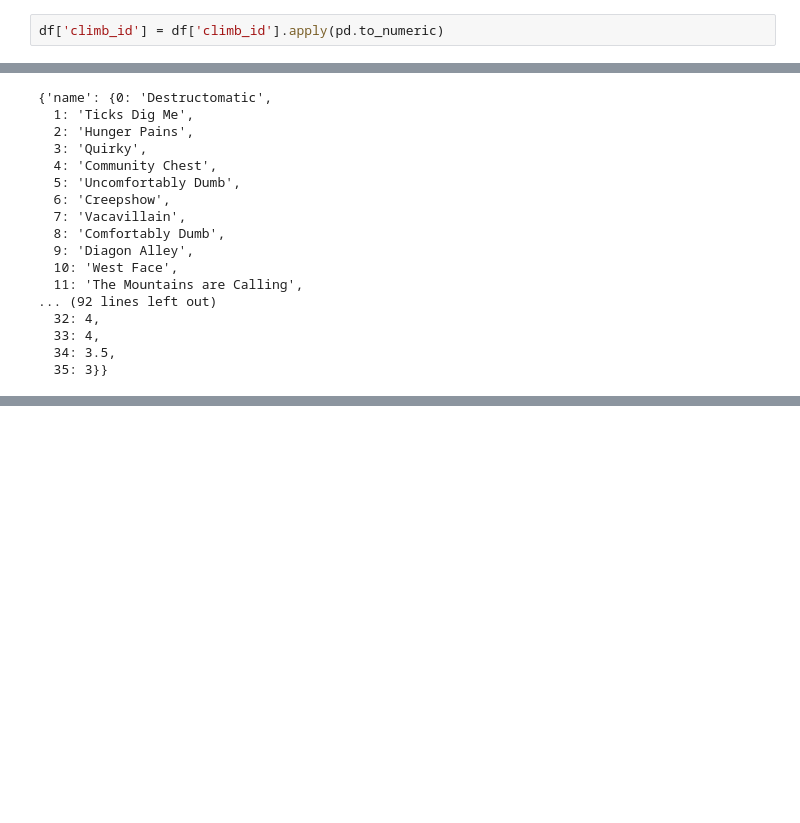
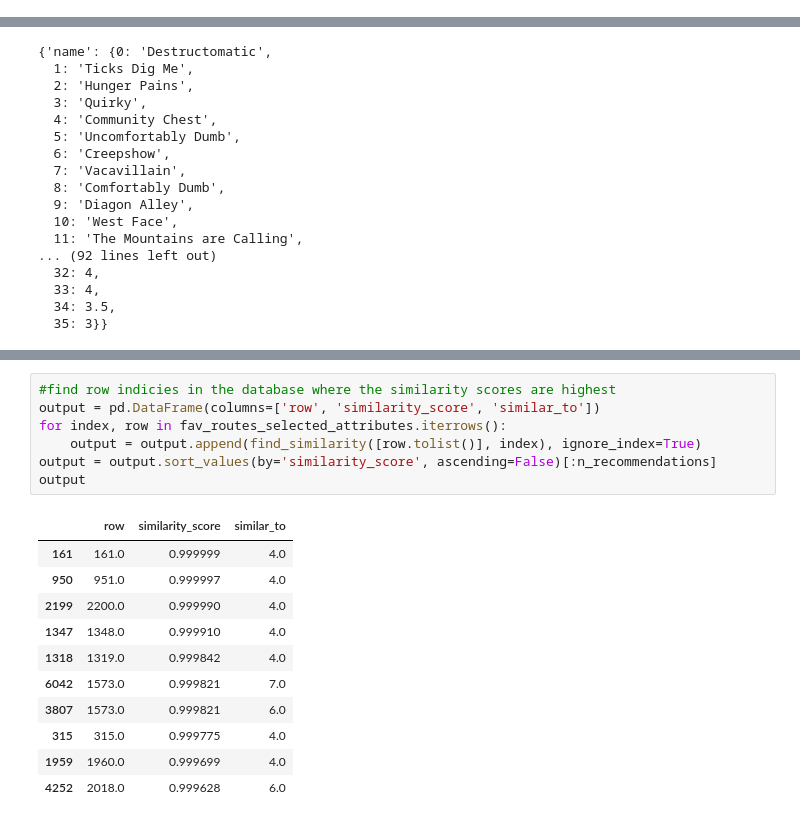
Before and after one commit to brentmin/Rock-Climbing-Recommender, a Jupyter notebook: notebooks/Cosine Similarity Recommender.ipynb, the cells around one changed output, grey strips where cells are left out. Drawn from its saved outputs; the diff is of its cells as text; blank space fills up the shorter version.

```diff
--- a/notebooks/Cosine Similarity Recommender.ipynb
+++ b/notebooks/Cosine Similarity Recommender.ipynb
@@ -34,2 +33,0 @@ from scipy.sparse import csr_matrix
-# %%
-df['climb_id'] = df['climb_id'].apply(pd.to_numeric)
@@ -151 +125,20 @@ indicies
+# %%
+#find row indicies in the database where the similarity scores are highest
+output = pd.DataFrame(columns=['row', 'similarity_score', 'similar_to'])
+for index, row in fav_routes_selected_attributes.iterrows():
+    output = output.append(find_similarity([row.tolist()], index), ignore_index=True)
+output = output.sort_values(by='similarity_score', ascending=False)[:n_recommendations]
+output
+# %% [output]
+|  | row | similarity_score | similar_to |
+| 161 | 161.0 | 0.999999 | 4.0 |
+| 950 | 951.0 | 0.999997 | 4.0 |
+| 2199 | 2200.0 | 0.999990 | 4.0 |
+| 1347 | 1348.0 | 0.999910 | 4.0 |
+| 1318 | 1319.0 | 0.999842 | 4.0 |
+| 6042 | 1573.0 | 0.999821 | 7.0 |
+| 3807 | 1573.0 | 0.999821 | 6.0 |
+| 315 | 315.0 | 0.999775 | 4.0 |
+| 1959 | 1960.0 | 0.999699 | 4.0 |
+| 4252 | 2018.0 | 0.999628 | 6.0 |
 # %%
```
Also changed, not shown: parts of 17 cells of this notebook.
